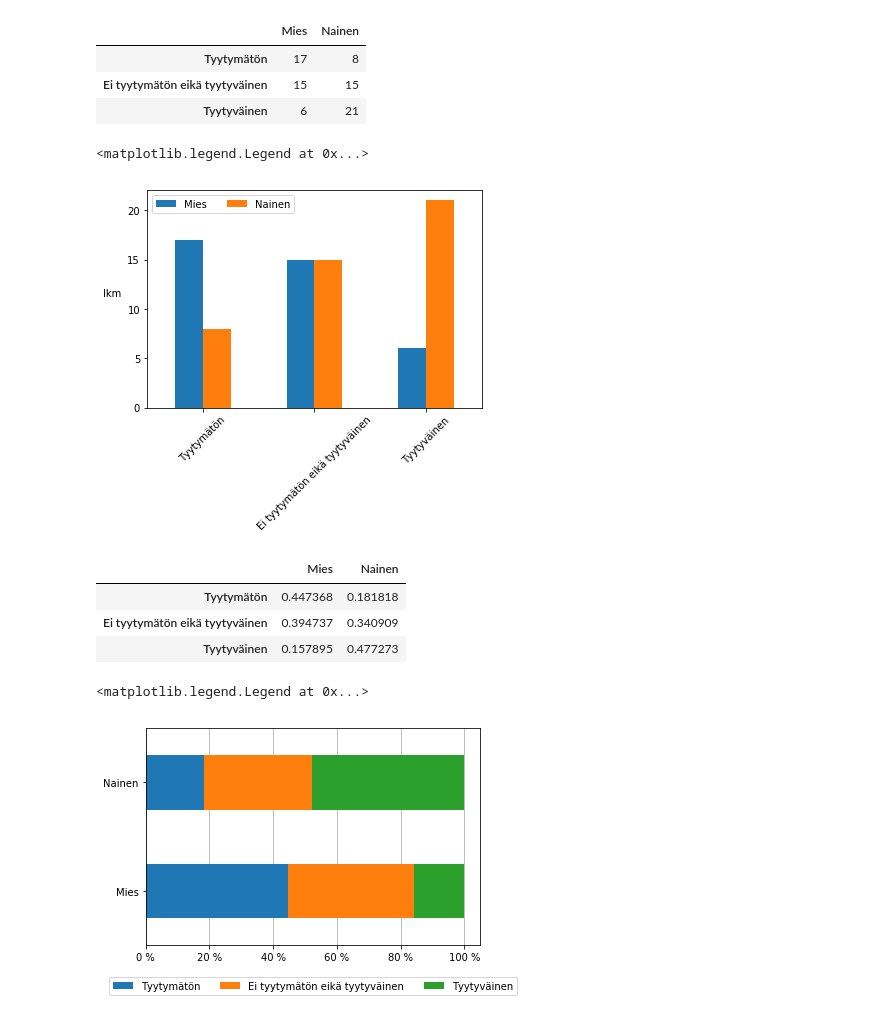
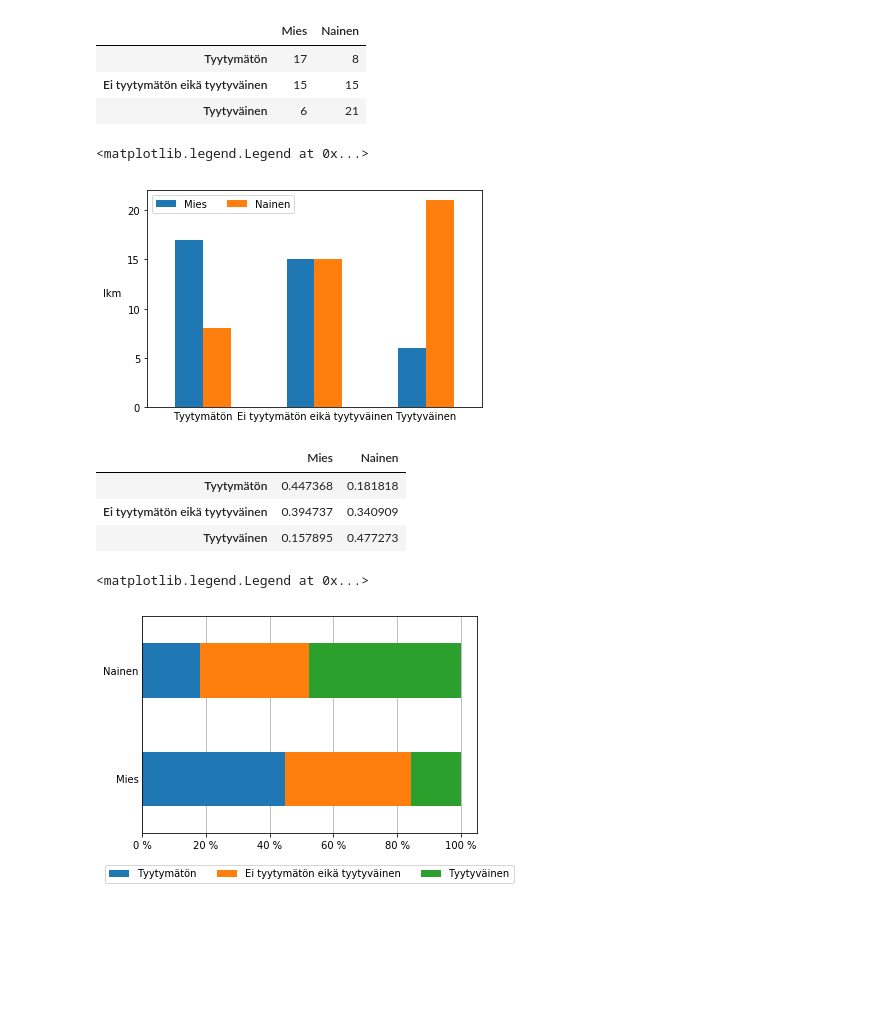
Before and after one commit to taanila/kaaviot, a Jupyter notebook: kaaviot5.ipynb, the cells around one changed output. Saved outputs shown, nothing was run; the diff lists cells and outputs as text; code cells hidden in the pictures; blank space fills up the shorter version.

```diff
--- a/kaaviot5.ipynb
+++ b/kaaviot5.ipynb
@@ -14,20 +14,22 @@ df1
 | Ei tyytymätön eikä tyytyväinen | 15 | 15 |
 | Tyytyväinen | 6 | 21 |
 # %%
-#rot kääntää vaaka-akselin nimiöt:
-ax1=df1.plot.bar(rot=45)
+ax1=df1.plot.bar()
+
+#Vaaka-akselin nimiöiden kääntämäinen ja ylimääräisten asteikkoviivojen poistaminen
+ax1.tick_params(axis='x', labelrotation=0, length=0)
 
 #Määritän y-akselille merkittävät lukumäärät:
 ax1.set_yticks([0,5,10,15,20])
 
 #y-akselin otsikko vaakasuuntaisena, labelpad määrittää etäisyyden y-akselista
-ax1.set_ylabel('lkm',rotation=0,labelpad=15)
+ax1.set_ylabel('lkm', rotation=0, labelpad=15)
 
 #Selitteeseen 2 asiaa vierekkäin:
 ax1.legend(ncol=2)
 # %% [output]
 <matplotlib.legend.Legend at 0x...>
-[figure, old version]
+[figure, new version]
 # %%
 #Prosentti-taulukko:
 
@@ -53,6 +55,9 @@ ax2.set_xticklabels(['0 %', '20 %', '40 %', '60 %','80 %','100 %'])
 #Pystysuuntainen taustaviivoitus:
 ax2.grid(axis='x')
 
+#Ylimääräsiten asteikkoviivojen poistaminen
+ax2.tick_params(axis='y', length=0)
+
 #Taustaviivoitus pylväiden taakse:
 ax2.set_axisbelow(True)
 
@@ -60,7 +65,7 @@ ax2.set_axisbelow(True)
 ax2.legend(loc='lower center',bbox_to_anchor=(0.5, -0.25),ncol=3)
 # %% [output]
 <matplotlib.legend.Legend at 0x...>
-[figure, old version]
+[figure, new version]
 # %%
 #T vaihtaa dataframen rivit ja sarakkeet päittäin.
 #stacked=True: pinottu pylväskaavio.
```
Also changed, not shown: parts of 1 cell of this notebook.
